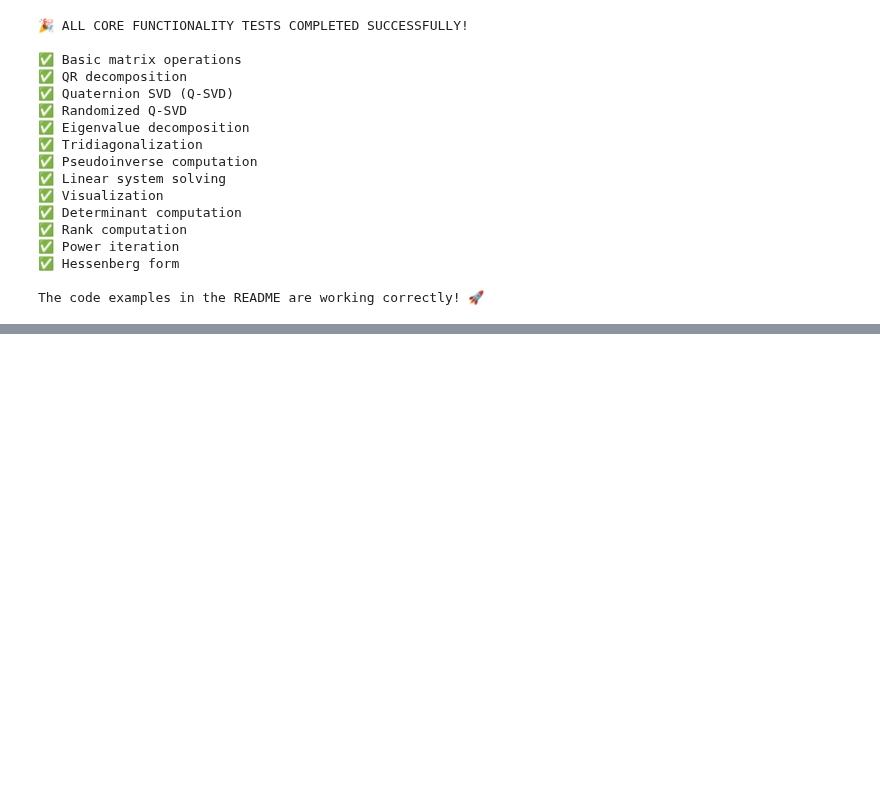
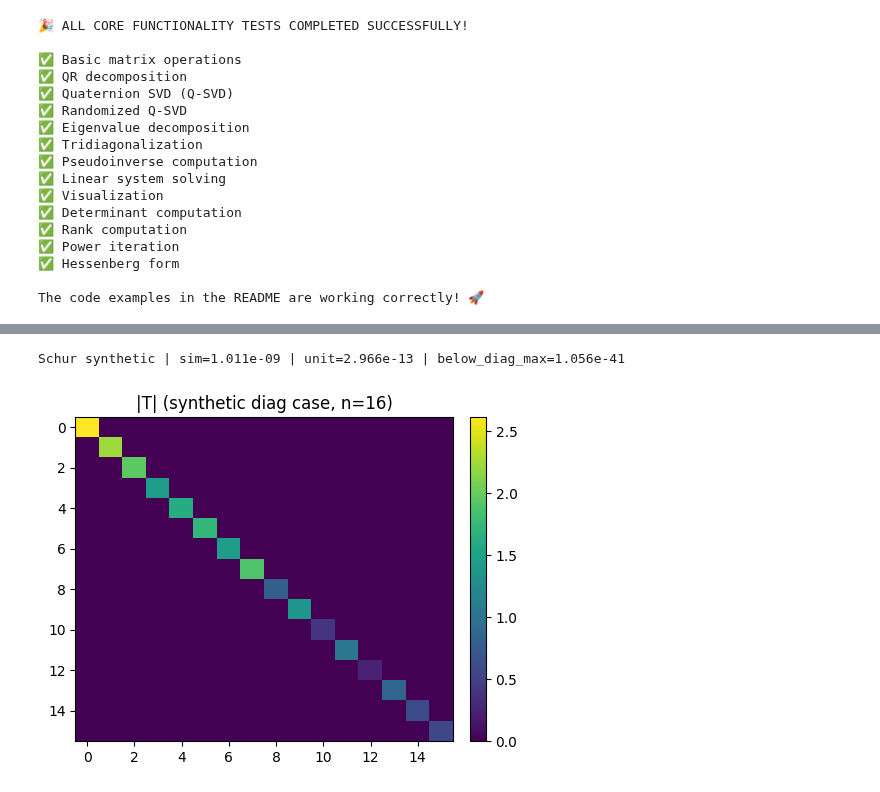
Before and after one commit to vleplat/QuatIca, a Jupyter notebook: QuatIca_Core_Functionality_Demo.ipynb, the cells around one changed output, grey strips where cells are left out. Cells and saved outputs as stored; diff of their text form; code cells hidden in the pictures; blank space fills up the shorter version.

```diff
--- a/QuatIca_Core_Functionality_Demo.ipynb
+++ b/QuatIca_Core_Functionality_Demo.ipynb
@@ -889 +891,74 @@ Residual final: 7.906e-04 | steps: 398
+# %%
+# 12c. Schur Decomposition (Synthetic unitary similarity test)
+# Build A = P S P^H with P a complex unitary embedded in the x-axis subfield and
+# S diagonal with complex entries (j=k=0). Visualize |T| from the Schur decomposition.
+
+import numpy as np
+import quaternion
+import matplotlib.pyplot as plt
+
+from core.decomp.schur import quaternion_schur_unified
+from core.utils import quat_matmat, quat_hermitian, quat_frobenius_norm
+
+# Helpers
+
+def complex_to_quaternion_matrix(C: np.ndarray) -> np.ndarray:
+    m, n = C.shape
+    Q = np.empty((m, n), dtype=np.quaternion)
+    for i in range(m):
+        for j in range(n):
+            a = float(np.real(C[i, j]))
+            b = float(np.imag(C[i, j]))
+            Q[i, j] = quaternion.quaternion(a, b, 0.0, 0.0)
+    return Q
+
+def random_complex_unitary(n: int, rng: np.random.Generator) -> np.ndarray:
+    X = rng.standard_normal((n, n)) + 1j * rng.standard_normal((n, n))
+    Qc, _ = np.linalg.qr(X)
+    return Qc
+
+def build_diagonal_complex_quat(values: np.ndarray) -> np.ndarray:
+    n = values.shape[0]
+    S = np.zeros((n, n), dtype=np.quaternion)
+    for i, lam in enumerate(values):
+        S[i, i] = quaternion.quaternion(float(np.real(lam)), float(np.imag(lam)), 0.0, 0.0)
+    return S
+
+def quat_abs_matrix(T: np.ndarray) -> np.ndarray:
+    Tf = quaternion.as_float_array(T)
+    return np.sqrt(np.sum(Tf**2, axis=2))
+
+# Synthetic construction
+rng = np.random.default_rng(0)
+n = 16
+Uc = random_complex_unitary(n, rng)
+P = complex_to_quaternion_matrix(Uc)
+vals = rng.standard_normal(n) + 1j * rng.standard_normal(n)
+S = build_diagonal_complex_quat(vals)
+A = quat_matmat(quat_matmat(P, S), quat_hermitian(P))
+
+# Schur decomposition (stable variant)
+Q, T, diag = quaternion_schur_unified(A, variant="rayleigh", max_iter=2000, tol=1e-10, return_diagnostics=True)
+
+# Metrics
+sim = quat_frobenius_norm(quat_matmat(quat_hermitian(Q), quat_matmat(A, Q)) - T)
+unit = quat_frobenius_norm(quat_matmat(quat_hermitian(Q), Q) - np.eye(n, dtype=np.quaternion))
+below = 0.0
+for i in range(n):
+    for j in range(0, i):
+        q = T[i, j]
+        below = max(below, np.sqrt(q.w*q.w + q.x*q.x + q.y*q.y + q.z*q.z))
+print(f"Schur synthetic | sim={sim:.3e} | unit={unit:.3e} | below_diag_max={below:.3e}")
+
+# Visualize |T|
+M = quat_abs_matrix(T)
+plt.figure(figsize=(5, 4))
+plt.imshow(M, cmap='viridis', aspect='auto')
+plt.title(f"|T| (synthetic diag case, n={n})")
+plt.colorbar(fraction=0.046, pad=0.04)
+plt.tight_layout()
+plt.show()
+# %% [output]
+Schur synthetic | sim=1.011e-09 | unit=2.966e-13 | below_diag_max=1.056e-41
+[figure, added]
 # %%
```
Also changed, not shown: parts of 26 cells of this notebook, 4 other files.
